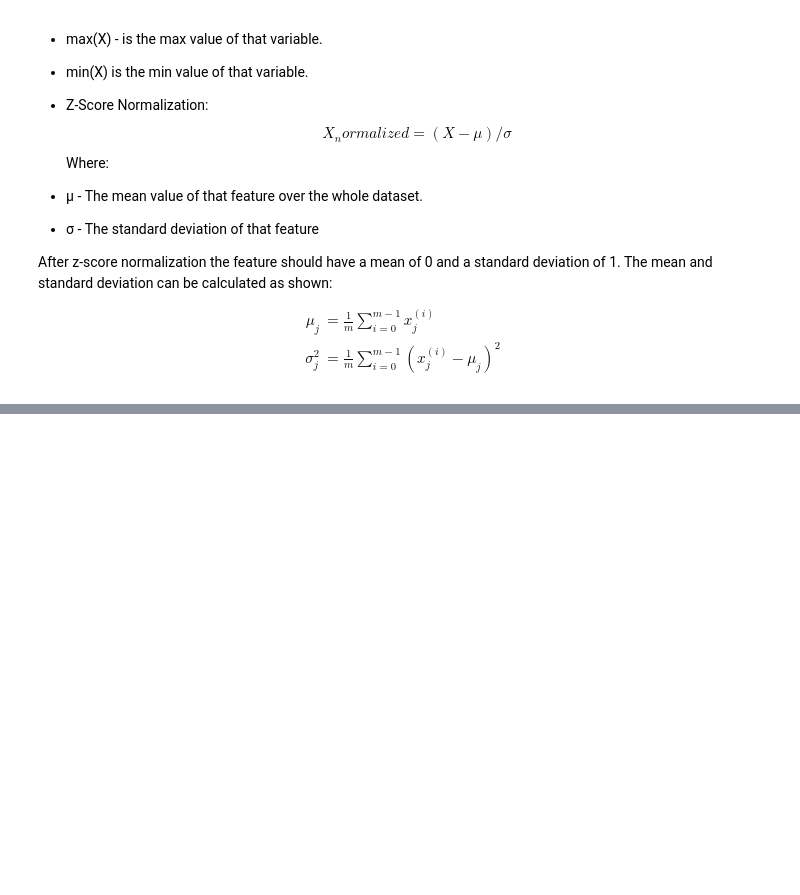
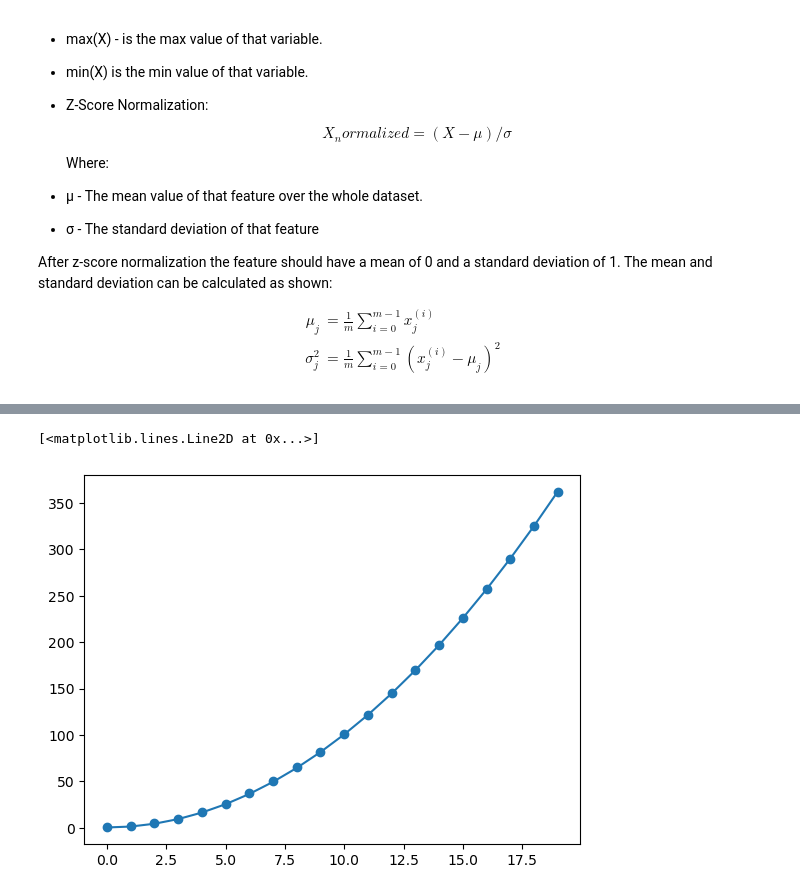
Before and after one commit to PimeTandas/machine-learning-courses-and-notes, a Jupyter notebook: supervised machine learning Andrew Ng/Week Two - Multiple Linear Regression.ipynb, the cells around one changed output, grey strips where cells are left out. Cells and saved outputs as stored; diff of their text form; code cells hidden in the pictures; blank space fills up the shorter version.

```diff
--- a/supervised machine learning Andrew Ng/Week Two - Multiple Linear Regression.ipynb
+++ b/supervised machine learning Andrew Ng/Week Two - Multiple Linear Regression.ipynb
@@ -544,0 +577,8 @@ def z_score_normalization(X):
+# %%
+# Create target data again.
+x = np.arange(0, 20, 1)
+y = 1 + x**2
+
+# Engineer features.
+X = (x**2).reshape(-1, 1)
+w_opt, b_opt, cost_hist = gradient_descent(X, y, 0, 0, 1e-5, 100000, cost_function, graident_function)
@@ -544,0 +597,6 @@ def z_score_normalization(X):
+# %%
+plt.scatter(x, y)
+plt.plot(x, X * w_opt + b_opt)
+# %% [output]
+[<matplotlib.lines.Line2D at 0x...>]
+[figure, added]
```
Also changed, not shown: parts of 10 cells of this notebook.
